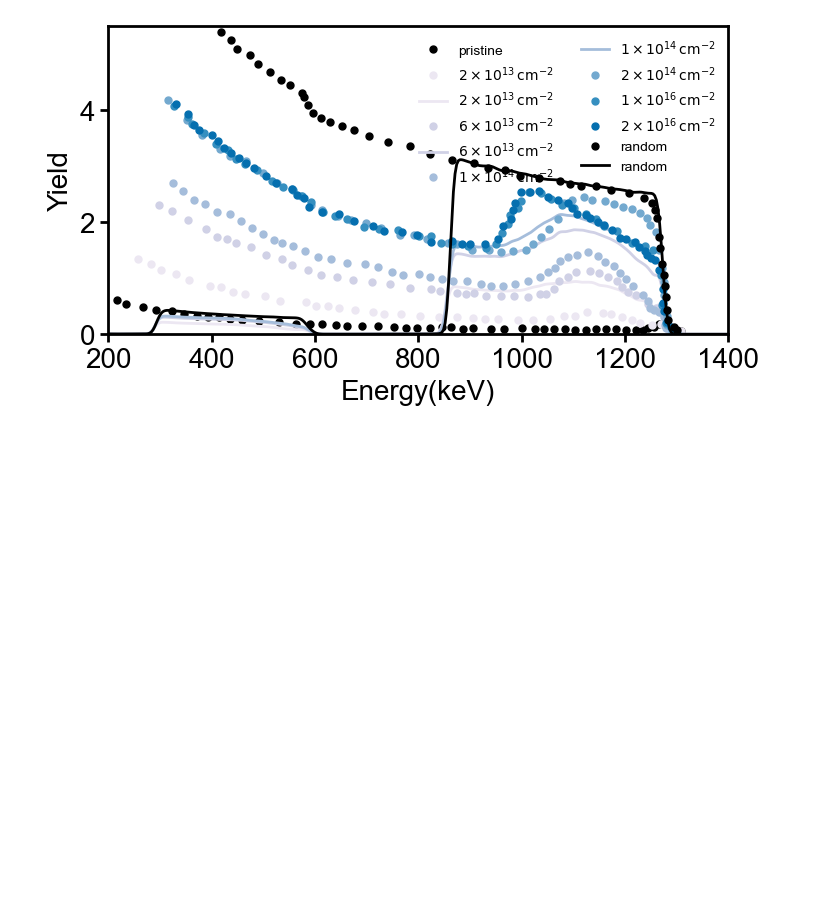
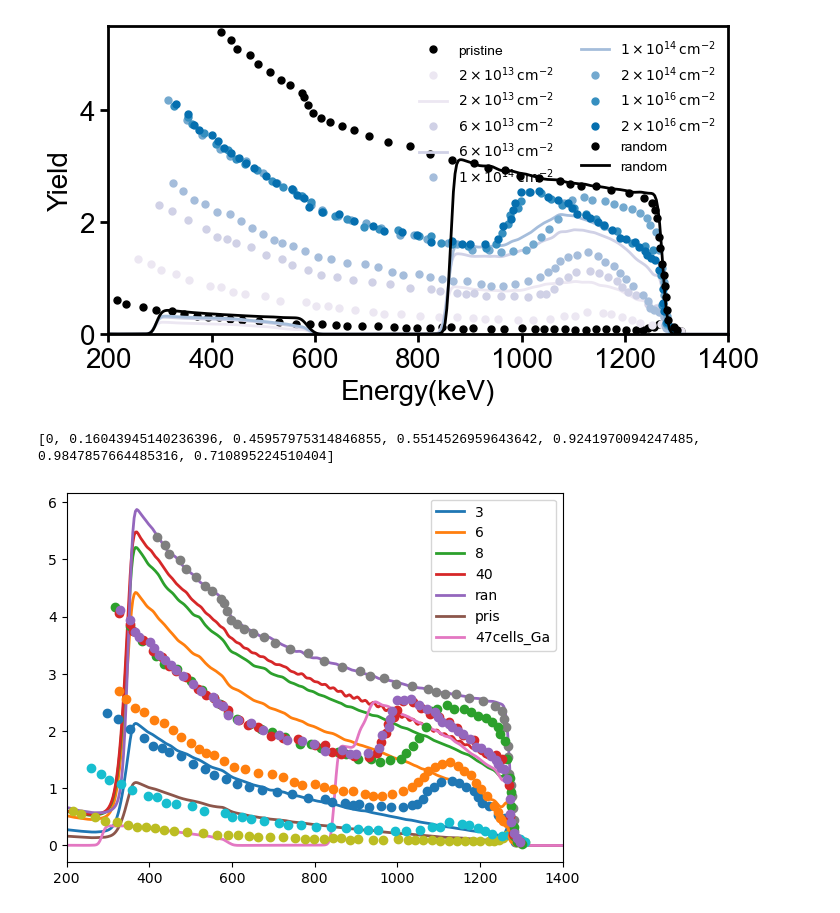
Before and after one commit to HE-RU10/ga2o3, a Jupyter notebook: RBS.ipynb, the cells around one changed output. Saved outputs shown, nothing was run; the diff lists cells and outputs as text; code cells hidden in the pictures; blank space fills up the shorter version.

```diff
--- a/RBS.ipynb
+++ b/RBS.ipynb
@@ -1070,3 +1070,61 @@ File not found: 1e16.csv
 File not found: 2e16.csv
 File not found: random.csv
 [figure]
+# %%
+
+
+for i in [3,6,8,40]:
+    fn='/Users/ruhe/Desktop/ga2o3/rbs/FPs_cc_misorientation/rbs/{}nm/pris/rbsspectra.dat'.format(i)
+    df=pd.read_csv(fn,sep='\s+', header=None)
+    df['Yield']=df.iloc[:,1]*10**4*1.25/4.1
+    df['Energy(keV)']=df.index*3.194+31.176
+    plt.plot(df['Energy(keV)'],df['Yield'],label=i,linewidth=2)
+    plt.xlim([200,1400])
+
+
+fn='/Users/ruhe/Desktop/ga2o3/rbs/FPs_cc_misorientation/rbs/{}nm/ran/rbsspectra.dat'.format(3)
+df=pd.read_csv(fn,sep='\s+', header=None)
+df['Yield']=df.iloc[:,1]*10**4*1.25/4.1
+df['Energy(keV)']=df.index*3.194+31.176
+plt.plot(df['Energy(keV)'],df['Yield'],label='ran',linewidth=2)
+
+fn='/Users/ruhe/Desktop/ga2o3/rbs/FPs_cc_misorientation/rbs/pris/pris/rbsspectra.dat'
+df=pd.read_csv(fn,sep='\s+', header=None)
+df['Yield']=df.iloc[:,1]*10**4*1.25/4.1
+df['Energy(keV)']=df.index*3.194+31.176
+plt.plot(df['Energy(keV)'],df['Yield'],label='pris',linewidth=2)
+
+fn='/Users/ruhe/Desktop/ga2o3/rbs/FPs_cc_misorientation/rbs/47cells_Ga/pris/rbsspectra.dat'
+df=pd.read_csv(fn,sep='\s+', header=None)
+df['Yield']=df.iloc[:,1]*10**4*1.25/4.1
+df['Energy(keV)']=df.index*3.194+31.176
+plt.plot(df['Energy(keV)'],df['Yield'],label='47cells_Ga',linewidth=2)
+
+plt.legend()
+disorder=[0]
+rdf=pd.read_csv('/Users/ruhe/Desktop/ga2o3/rbs/merge_overlapping_nvt/azarov_rbs/azarov_rbs_{}.csv'.format('random'),sep=',', header=None)
+rdf['Yield']=rdf.iloc[:,1]
+rdf['Energy(keV)']=rdf.iloc[:,0]*3.194+31.176
+plt.plot(rdf['Energy(keV)'],rdf['Yield'],'o',label='random',linewidth=2)
+pdf=pd.read_csv('/Users/ruhe/Desktop/ga2o3/rbs/merge_overlapping_nvt/azarov_rbs/azarov_rbs_{}.csv'.format('pristine'),sep=',', header=None)
+pdf['Yield']=pdf.iloc[:,1]
+pdf['Energy(keV)']=pdf.iloc[:,0]*3.194+31.176
+rdf['r_p']=rdf['Yield']-pdf['Yield']
+plt.plot(pdf['Energy(keV)'],pdf['Yield'],'o',label='pristine',linewidth=2)
+
+for i in ['2e13','6e13','1e14','2e14','1e16','2e16']:
+#for i in ['2e13']:
+    df=pd.read_csv('/Users/ruhe/Desktop/ga2o3/rbs/merge_overlapping_nvt/azarov_rbs/azarov_rbs_{}.csv'.format(i),sep=',', header=None)
+    df['Yield']=df.iloc[:,1]
+    df.iloc[:, 0] = pd.to_numeric(df.iloc[:, 0])
+    df['Energy(keV)']=df.iloc[:,0]*3.194+31.176
+ # Calculate defect_max and its index
+    defect_max = df['Yield'][9:16].max()  # Maximum value in the range [9:16]
+    defect_max_index = df['Yield'][9:16].idxmax()  # Index of the maximum value
+
+    disorder.append((defect_max - pdf['Yield'][defect_max_index] )/ rdf['r_p'][defect_max_index])
+    plt.plot(df['Energy(keV)'],df['Yield'],'o',label=i,linewidth=2)
+print(disorder)
+# %% [output]
+[0, 0.16043945140236396, 0.45957975314846855, 0.5514526959643642, 0.9241970094247485, 0.9847857664485316, 0.710895224510404]
+[figure, added]
```
Also changed, not shown: parts of 7 cells of this notebook, 7 other files.
